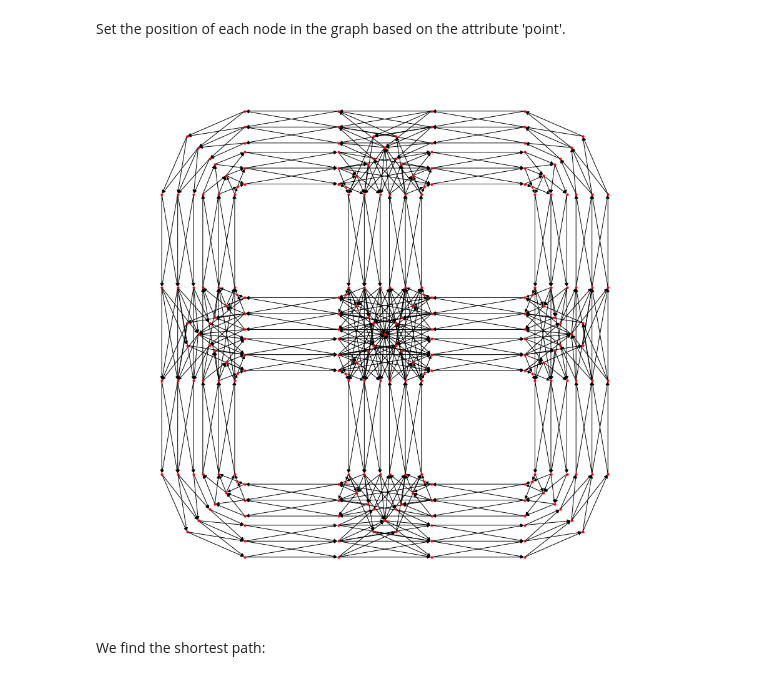
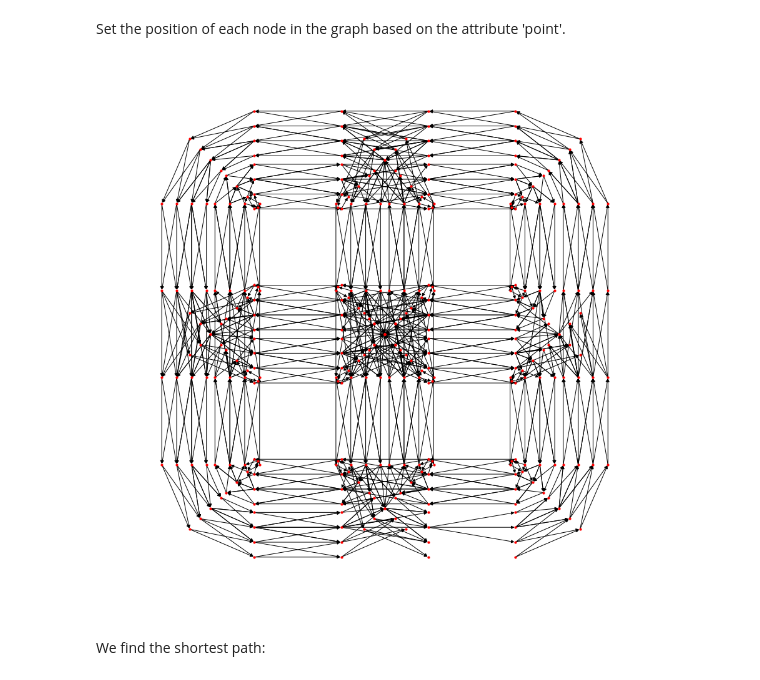
Before and after one commit to duckietown/duckietown-uplan, a Jupyter notebook: lib-uplan/notebooks/diagonal-connections.ipynb, the cells around one changed output. Cells and saved outputs as stored; diff of their text form; code cells hidden in the pictures.

Commit message:
Implement general augment graph, no nodes in between

```diff
--- a/lib-uplan/notebooks/diagonal-connections.ipynb
+++ b/lib-uplan/notebooks/diagonal-connections.ipynb
@@ -43,4 +61,5 @@ import sys
 sys.path.append("/home/jose/code/duckietown/duckietown-uplan/lib-uplan/")
 import utils.augmentation as aug
 
-aug_graph = augment_graph(sk.G, num_right=2, num_left=2)
+aug_graph = aug.vanilla_augment_graph(sk.G)
+aug_graph_more  = aug.augment_graph(sk.G, num_right=1, num_left=2, dist=0.1)
@@ -127,13 +106,13 @@ Set the position of each node in the graph based on the attribute 'point'.
 # %%
 import geometry as geo
 pos = {}
-for n in aug_graph:
-    q = aug_graph.nodes[n]['point'].as_SE2()
+for n in aug_graph_more:
+    q = aug_graph_more.nodes[n]['point'].as_SE2()
     t, _ = geo.translation_angle_from_SE2(q)
     pos[n] = t
-draw_graph(aug_graph, pos=pos)
+draw_graph(aug_graph_more, pos=pos)
 # %% [output]
-[figure, old version]
+[figure, new version]
 # %% [markdown]
 We find the shortest path:
 # %%
```
Also changed, not shown: parts of 6 cells of this notebook, 1 other file.
